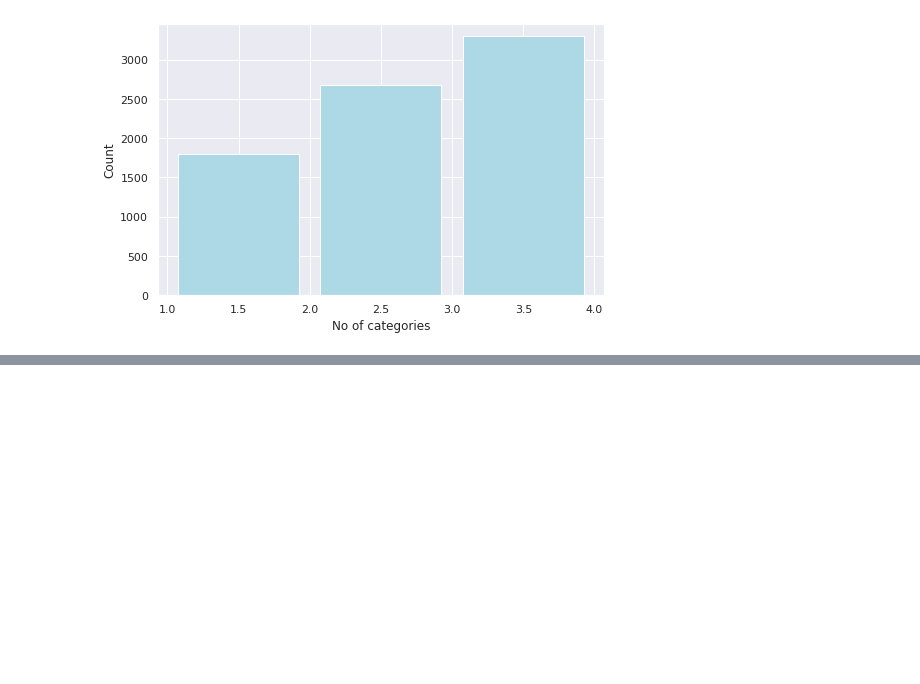
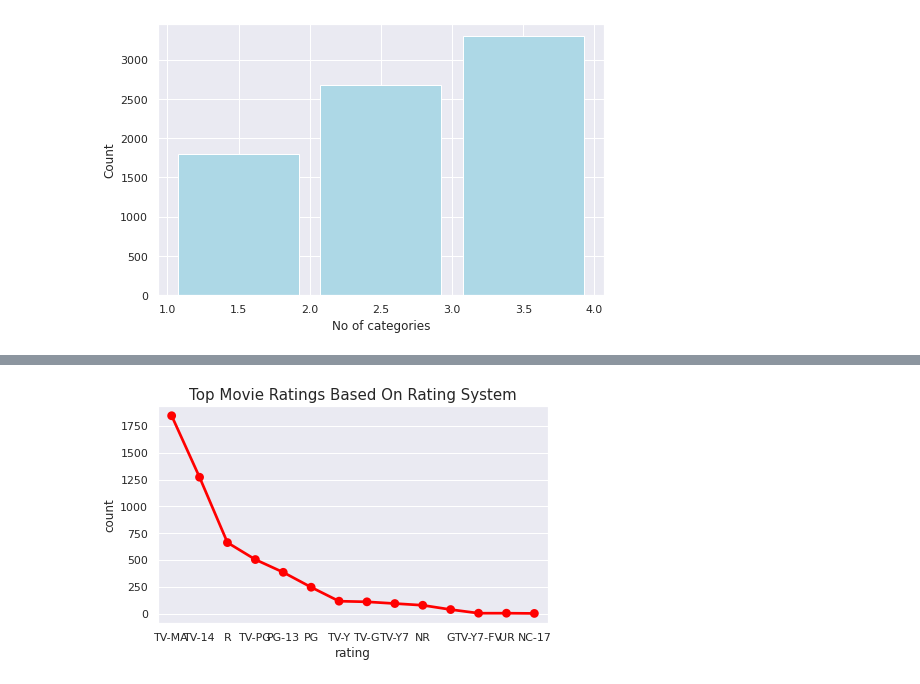
Before and after one commit to techsidh/netflix-movie-and-tv-shows-clustering, a Jupyter notebook: Capstone_Project_NETFLIX_MOVIE_AND_TV_SHOWS_CLUSTERINg.ipynb, the cells around one changed output, grey strips where cells are left out. Cells and saved outputs as stored; diff of their text form; code cells hidden in the pictures; blank space fills up the shorter version.

```diff
--- a/Capstone_Project_NETFLIX_MOVIE_AND_TV_SHOWS_CLUSTERINg.ipynb
+++ b/Capstone_Project_NETFLIX_MOVIE_AND_TV_SHOWS_CLUSTERINg.ipynb
@@ -350,0 +522,12 @@ Text(0, 0.5, 'Count')
+# %%
+df_movie = netflix_cp[netflix_cp['type']== 'Movie' ]
+df_movie.head(2)
+#Pointplot on top tv show ratings
+tv_ratings = df_movie.groupby(['rating'])['show_id'].count().reset_index(name = 'count').sort_values(by = 'count', ascending = False)
+fig_dims = (7,4)
+fig, ax = plt.subplots(figsize=fig_dims)
+sns.pointplot(x='rating',y='count',color = "red",data=tv_ratings)
+plt.title('Top Movie Ratings Based On Rating System',size='15')
+plt.show()
+# %% [output]
+[figure, added]
```
Also changed, not shown: parts of 12 cells of this notebook.
